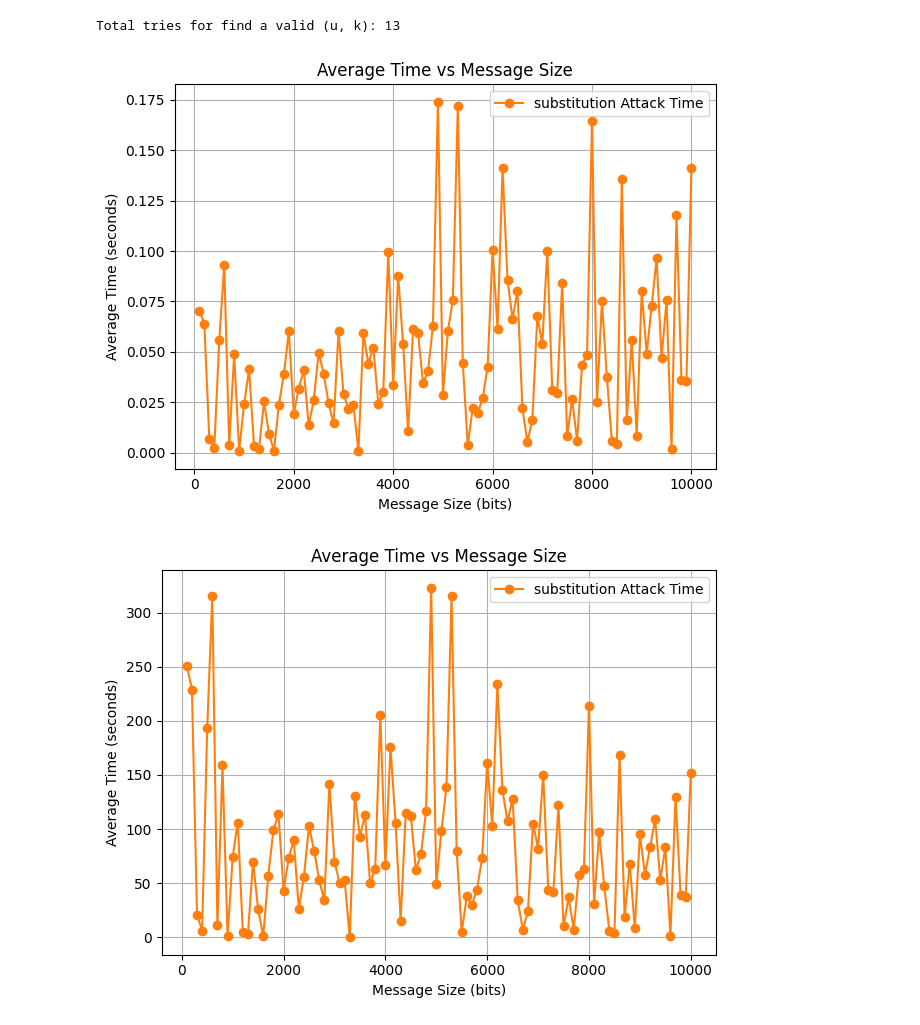
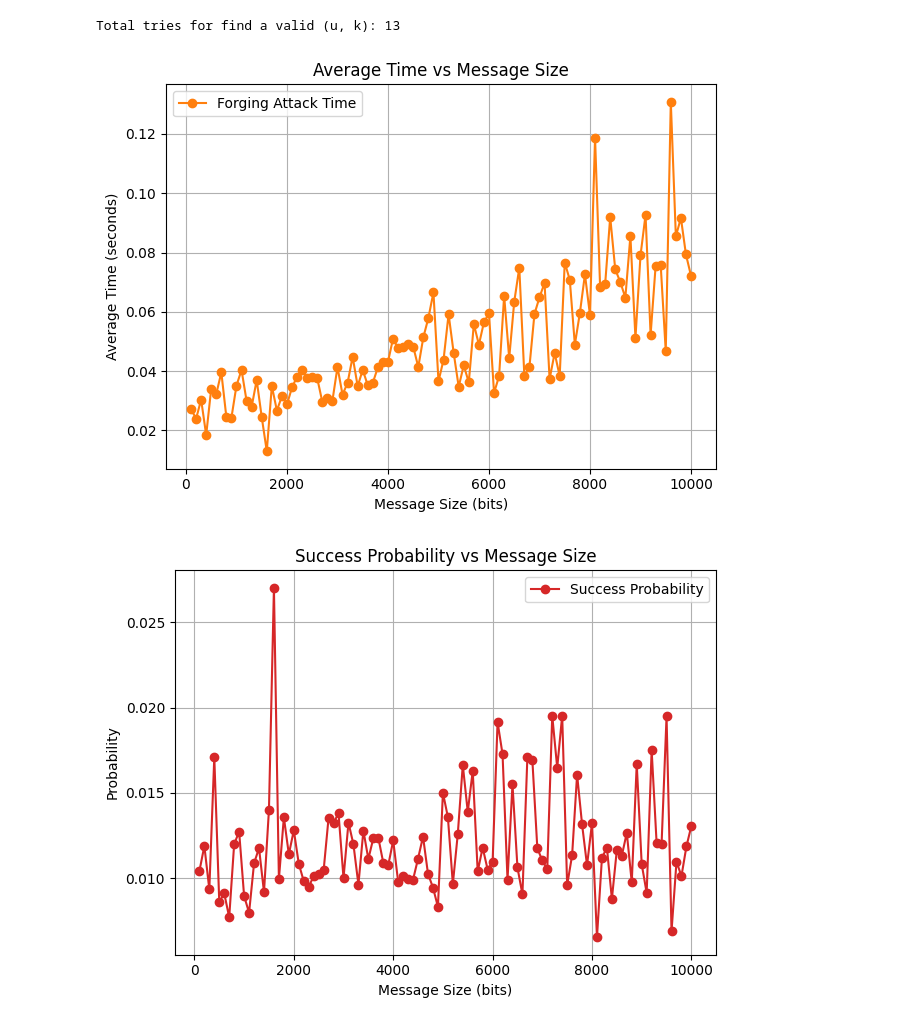
Before and after one commit to cibecs/lab-infosec, a Jupyter notebook: lab3/Lab3_info_sec.ipynb, the cells around one changed output. Saved outputs shown, nothing was run; the diff lists cells and outputs as text; code cells hidden in the pictures.

Commit message:
Correct success Probability

```diff
--- a/lab3/Lab3_info_sec.ipynb
+++ b/lab3/Lab3_info_sec.ipynb
@@ -296,25 +296,25 @@ def find_maximum(K):
     digits = ''.join(digits)
     return int(digits)
 # %%
-def forging_attack(u_forged, K):
+def forging_attack(u_forged, K, correct_key):
     total_tries = 0
     max_value = sum_digits(find_maximum(K))
     prob_value = int(max_value / 2)
     u_sum = sum_digits(int(u_forged, 2))
     for i in range(prob_value + 1):
-        if send_forged_message(u_forged, u_sum, prob_value + i) or send_forged_message(u_forged, u_sum, prob_value - i):
+        if send_forged_message(u_forged, u_sum, prob_value + i, correct_key) or send_forged_message(u_forged, u_sum, prob_value - i, correct_key):
             return total_tries
         total_tries += 1
     return False
 
 
 
-def send_forged_message(u_forged, u_sum, key_value):
+def send_forged_message(u_forged, u_sum, key_value, k_correct):
     t_forged = u_sum * (key_value)
     new_tag = bin(t_forged)[2:]
     #print(f"Testing tag: {new_tag}")
     x_new  = str(u_forged) + str(new_tag)
-    u_received, b = verify_tag(x_new, k)
+    u_received, b = verify_tag(x_new, k_correct)
     #print(f"This tag are generating starting from this base 10 key: {key_value}")
     if b == 0:
         #print(f"u_forged: {u_forged}")
@@ -323,45 +323,63 @@ def send_forged_message(u_forged, u_sum, key_value):
         return True
     return False
 # %%
-total_tries = forging_attack(u, K)
+total_tries = forging_attack(u, K, k)
 print(f"Total tries for find a valid (u, k): {total_tries}")
 # %% [output]
 Total tries for find a valid (u, k): 13
 # %%
-def computational_evaluation_3(u_forged, K, k, num_iterations):
+def computational_evaluation_3(u_forged, K, num_iterations):
     total_time = 0
     total_tries = 0
     for _ in range(num_iterations):
+        k = ''.join(random.choice(['0', '1']) for _ in range(K))
         start_time = time.time()
-        total_tries += forging_attack(u_forged, K)
+        total_tries += forging_attack(u_forged, K, k)
         end_time = time.time()
         assert b == 0
 
         total_time += end_time - start_time
 
     return total_time / num_iterations, total_tries / num_iterations
+# %%
+def plot_success_probability(probability, format_string):
+    # Extract keys and values from the dictionary
+    sizes = list(probability.keys())
+    times = list(probability.values())
+    for i in range(len(times)):
+        times[i] = 1 / times[i]
+
+    # Plot the data
+    plt.plot(sizes, times, '-o', label='Success Probability', color='tab:red')
+    plt.title(f'Success Probability vs {format_string} Size')
+    plt.xlabel(f'{format_string} Size (bits)')
+    plt.ylabel('Probability')
+    plt.grid(True)
+    plt.legend()
+    plt.tight_layout()
+    plt.show()
 # %%
 num_iterations = 10
 
 K = 5000
 total_time = {}
 total_tries = {}
 for M in range(100, 10001, 100):
     u = ''.join(random.choice(['0', '1']) for _ in range(M))
     k = ''.join(random.choice(['0', '1']) for _ in range(K))
-    total_time[M], total_tries[M] = computational_evaluation_3(u, K, k, num_iterations)
-plot_computational_evaluation_2(total_time, "Message")
-plot_computational_evaluation_2(total_tries, "Message")
+    total_time[M], total_tries[M] = computational_evaluation_3(u, K, num_iterations)
+plot_computational_evaluation_2(total_time, "Message", "Forgery Attack Time")
+plot_success_probability(total_tries, "Message")
 
 M = 5000
 u = ''.join(random.choice(['0', '1']) for _ in range(M))
 total_time = {}
 total_tries = {}
 for K in range(100, 10001, 100):
     k = ''.join(random.choice(['0', '1']) for _ in range(K))
-    total_time[K], total_tries[K] = computational_evaluation_3(u, K, k, num_iterations)
-plot_computational_evaluation_2(total_time, "Key")
-plot_computational_evaluation_2(total_tries, "Key")
+    total_time[K], total_tries[K] = computational_evaluation_3(u, K, num_iterations)
+plot_computational_evaluation_2(total_time, "Key", "Forgery Attack Time")
+plot_success_probability(total_tries, "Key")
 # %% [output]
-[figure, old version]
+[figure, new version]
-[figure, old version]
+[figure, new version]
```
Also changed, not shown: parts of 9 cells of this notebook.
